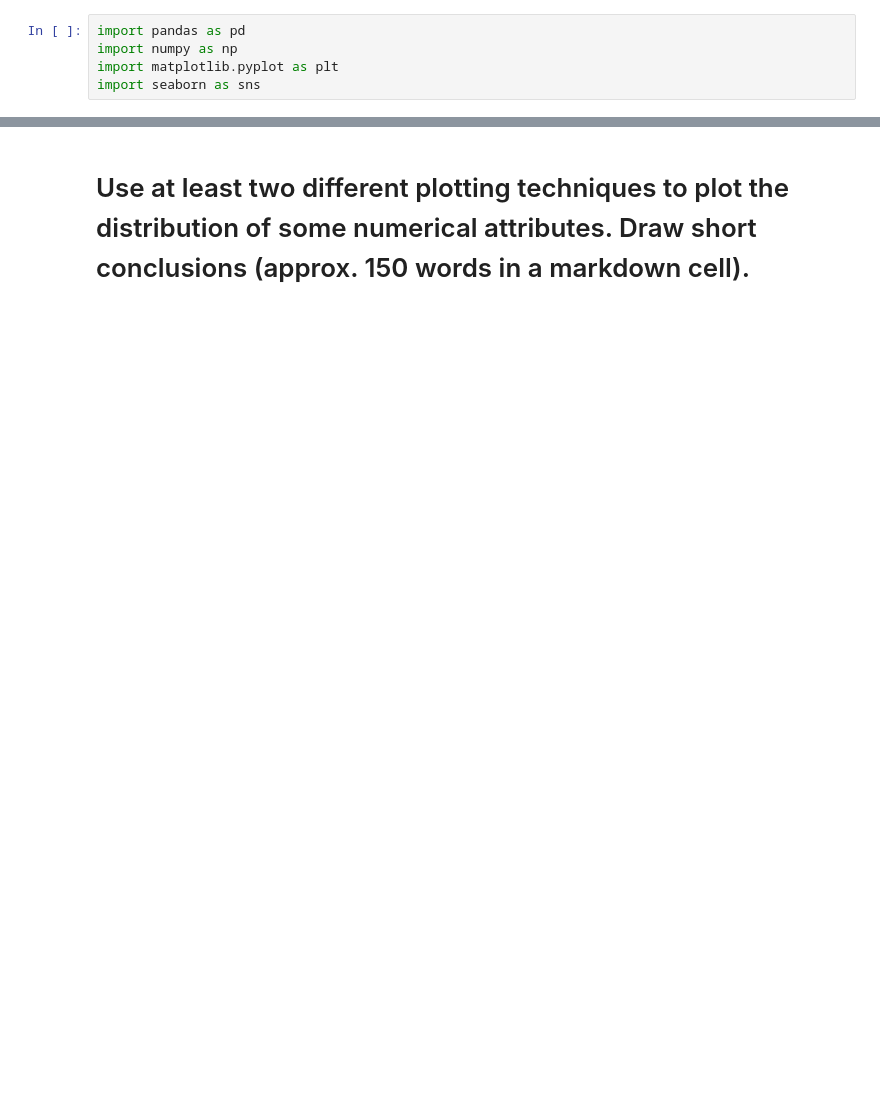
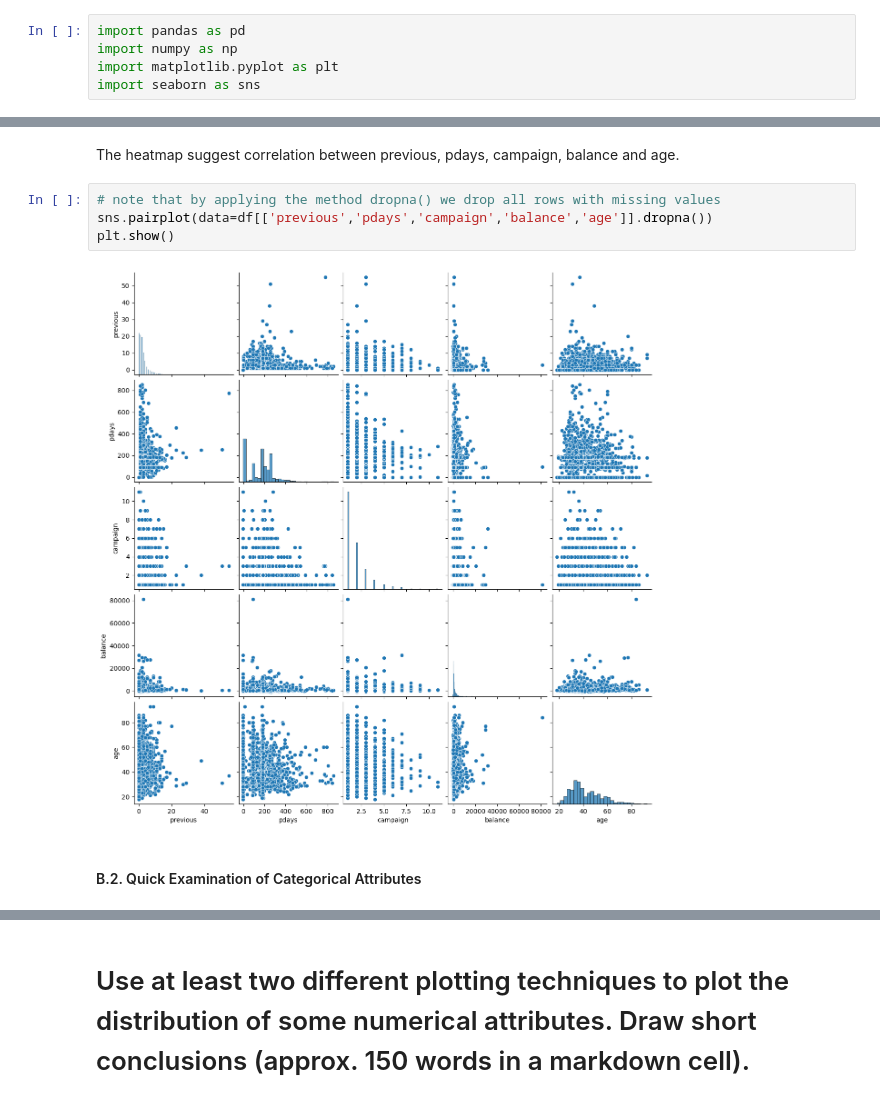
Before and after one commit to jayjunlee10/-CS5062---DATA-ANALYTICS-Etivity1, a Jupyter notebook: Jay-DatA-Week8_9.ipynb, the cells around one changed output, grey strips where cells are left out. Drawn from its saved outputs; the diff is of its cells as text; blank space fills up the shorter version.

```diff
--- a/Jay-DatA-Week8_9.ipynb
+++ b/Jay-DatA-Week8_9.ipynb
@@ -111,0 +114,10 @@ yes    1000         0.5
+# %% [markdown]
+The heatmap suggest correlation between previous, pdays, campaign, balance and age.
+# %%
+# note that by applying the method dropna() we drop all rows with missing values
+sns.pairplot(data=df[['previous','pdays','campaign','balance','age']].dropna())
+plt.show()
+# %% [output]
+[figure, added]
+# %% [markdown]
+ #### B.2. Quick Examination of Categorical Attributes
```
Also changed, not shown: parts of 40 cells of this notebook.
